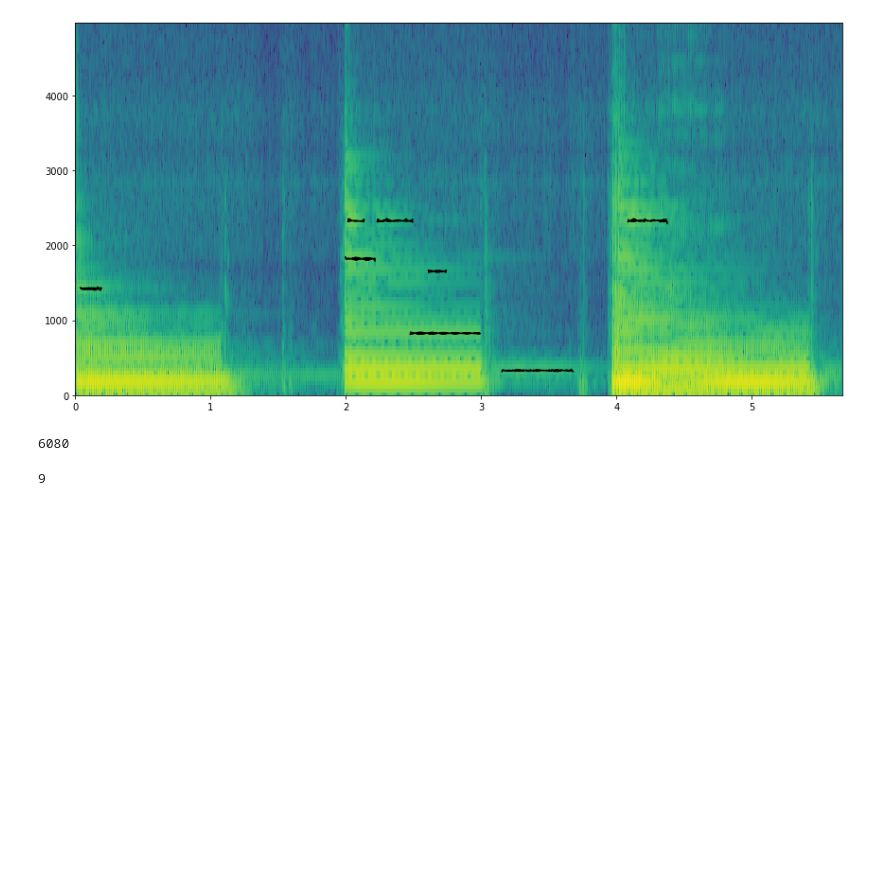
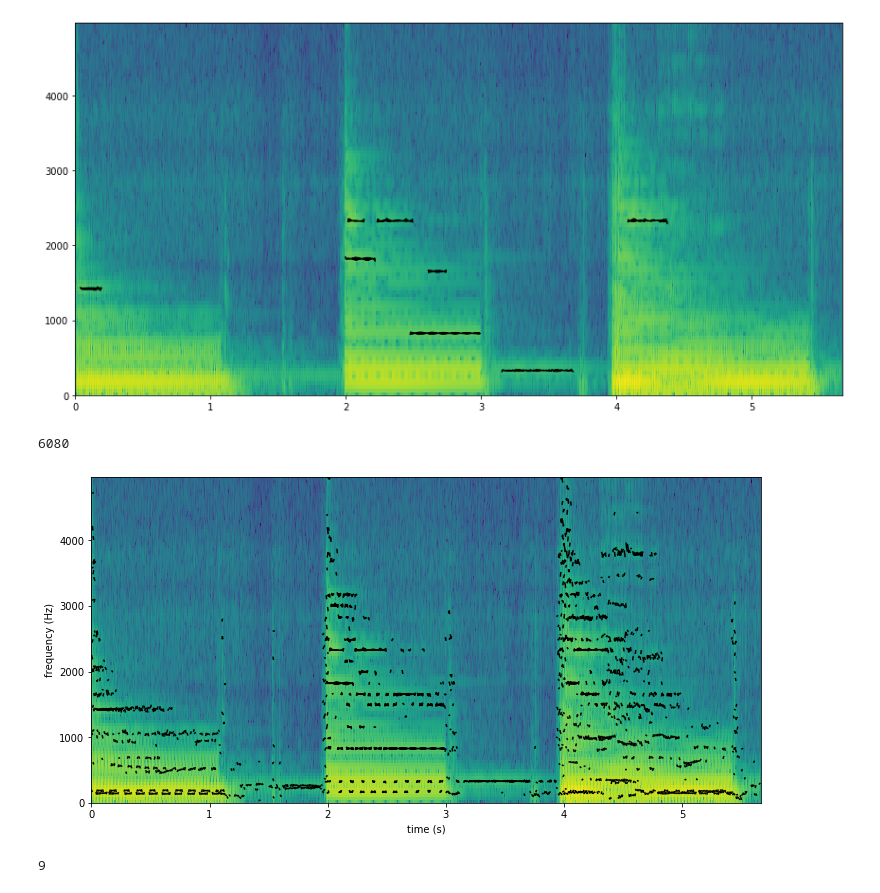
Before and after one commit to jhartquist/rtma, a Jupyter notebook: nbs/05_objects.ipynb, the cells around one changed output. Drawn from its saved outputs; the diff is of its cells as text; code cells hidden in the pictures; blank space fills up the shorter version.

```diff
--- a/nbs/05_objects.ipynb
+++ b/nbs/05_objects.ipynb
@@ -502,6 +547,10 @@ tracks = sma.all_tracks
 len(tracks)
 # %% [output]
 6080
+# %%
+sma.plot_sines(5000)
+# %% [output]
+[figure, added]
 # %%
 tracks = [t for t in tracks if (len(t) > 29)] # and (t.frequency < 5000.0)]
 len(tracks)
```
Also changed, not shown: parts of 15 cells of this notebook.
